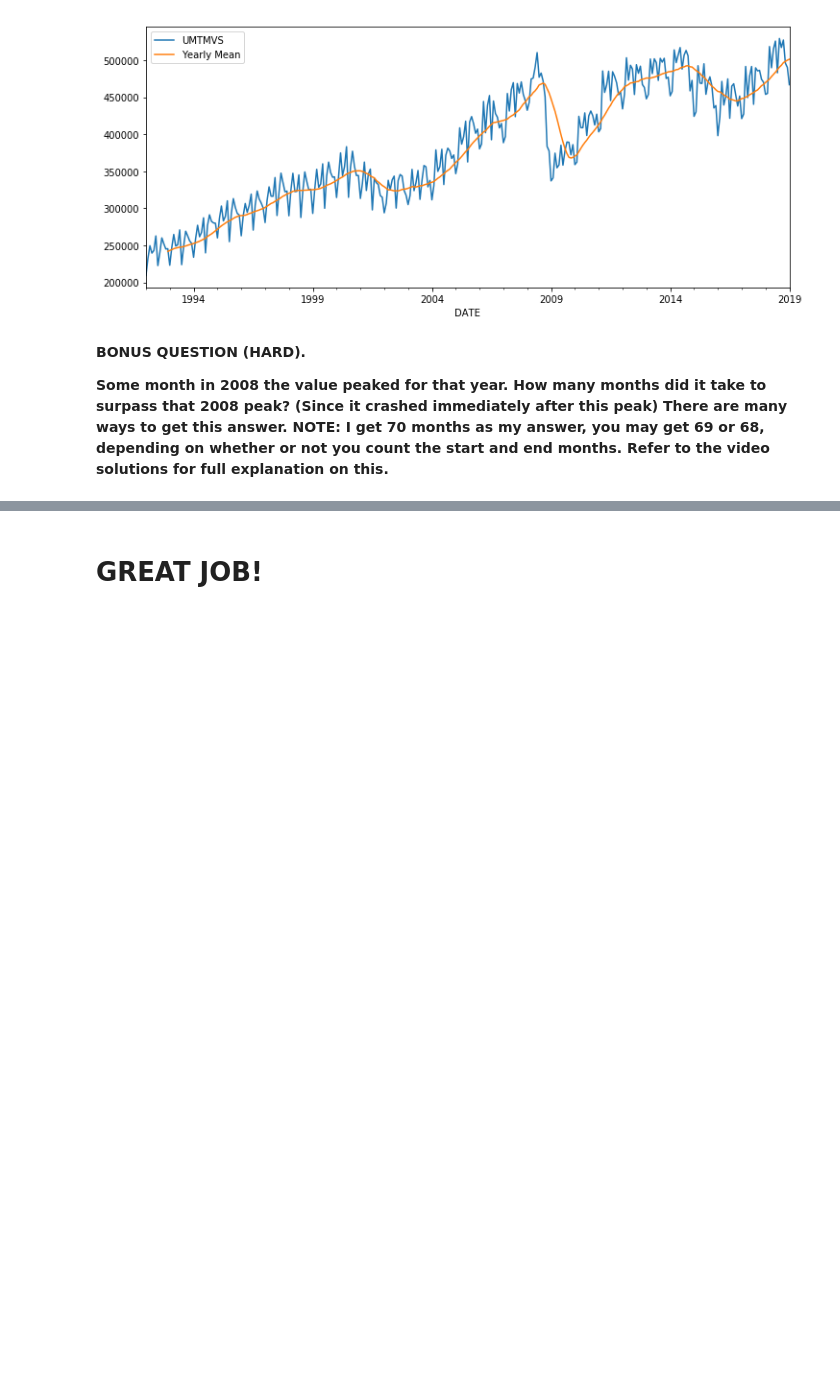
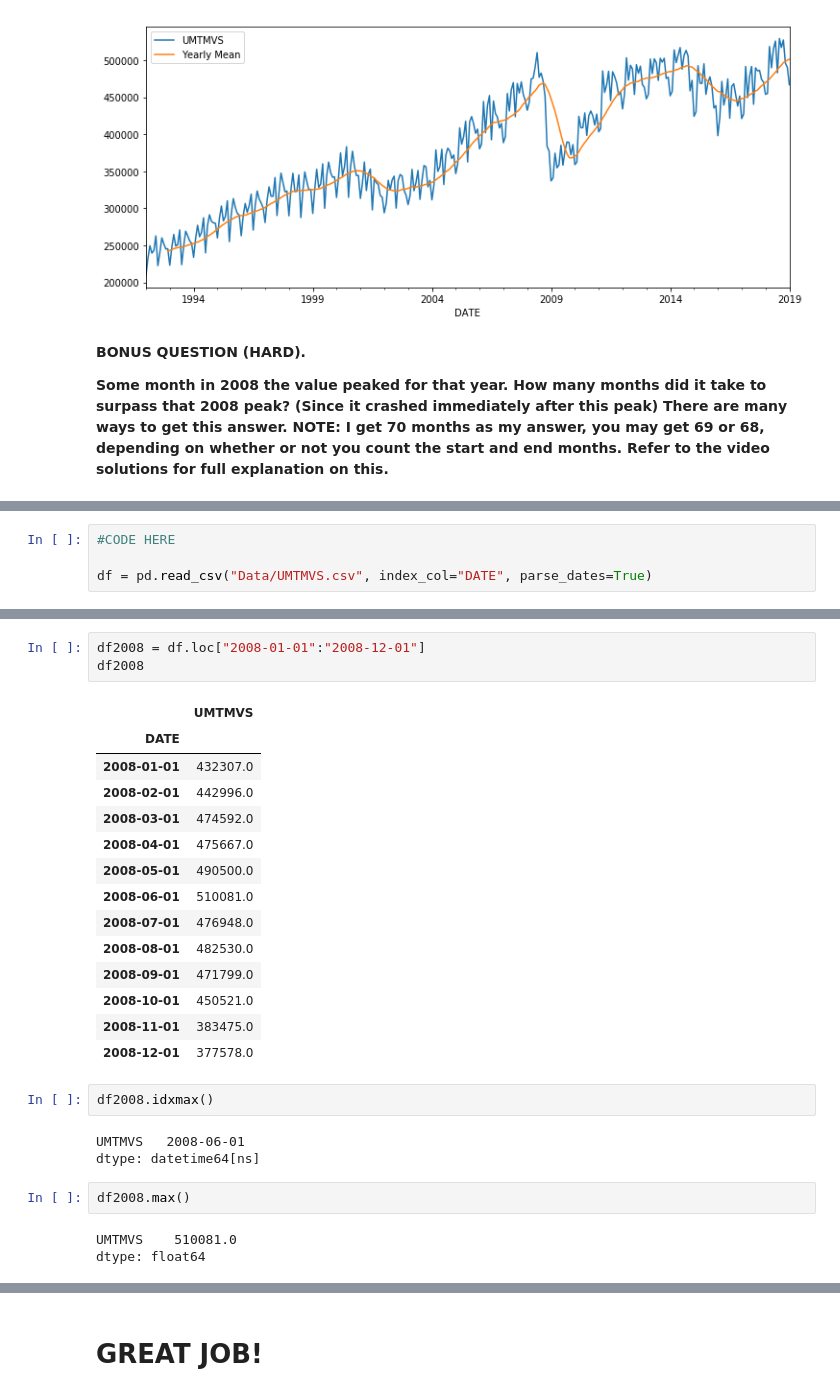
Before and after one commit to ibrahimaltun/udemy-courses, a Jupyter notebook: python-for-time-series-data-analysis/4.2-Time-Series-with-Pandas-Project-Exercise-SET-TWO.ipynb, the cells around one changed output, grey strips where cells are left out. Cells and saved outputs as stored; diff of their text form; blank space fills up the shorter version.

```diff
--- a/python-for-time-series-data-analysis/4.2-Time-Series-with-Pandas-Project-Exercise-SET-TWO.ipynb
+++ b/python-for-time-series-data-analysis/4.2-Time-Series-with-Pandas-Project-Exercise-SET-TWO.ipynb
@@ -231,0 +259,4 @@ Timestamp('2011-12-31 00:00:00', freq='A-DEC')
+# %%
+#CODE HERE
+
+df = pd.read_csv("Data/UMTMVS.csv", index_col="DATE", parse_dates=True)
@@ -231,0 +273,28 @@ Timestamp('2011-12-31 00:00:00', freq='A-DEC')
+# %%
+df2008 = df.loc["2008-01-01":"2008-12-01"]
+df2008
+# %% [output]
+|  | UMTMVS |
+| DATE |  |
+| 2008-01-01 | 432307.0 |
+| 2008-02-01 | 442996.0 |
+| 2008-03-01 | 474592.0 |
+| 2008-04-01 | 475667.0 |
+| 2008-05-01 | 490500.0 |
+| 2008-06-01 | 510081.0 |
+| 2008-07-01 | 476948.0 |
+| 2008-08-01 | 482530.0 |
+| 2008-09-01 | 471799.0 |
+| 2008-10-01 | 450521.0 |
+| 2008-11-01 | 383475.0 |
+| 2008-12-01 | 377578.0 |
+# %%
+df2008.idxmax()
+# %% [output]
+UMTMVS   2008-06-01
+dtype: datetime64[ns]
+# %%
+df2008.max()
+# %% [output]
+UMTMVS    510081.0
+dtype: float64
```
Also changed, not shown: parts of 16 cells of this notebook.
